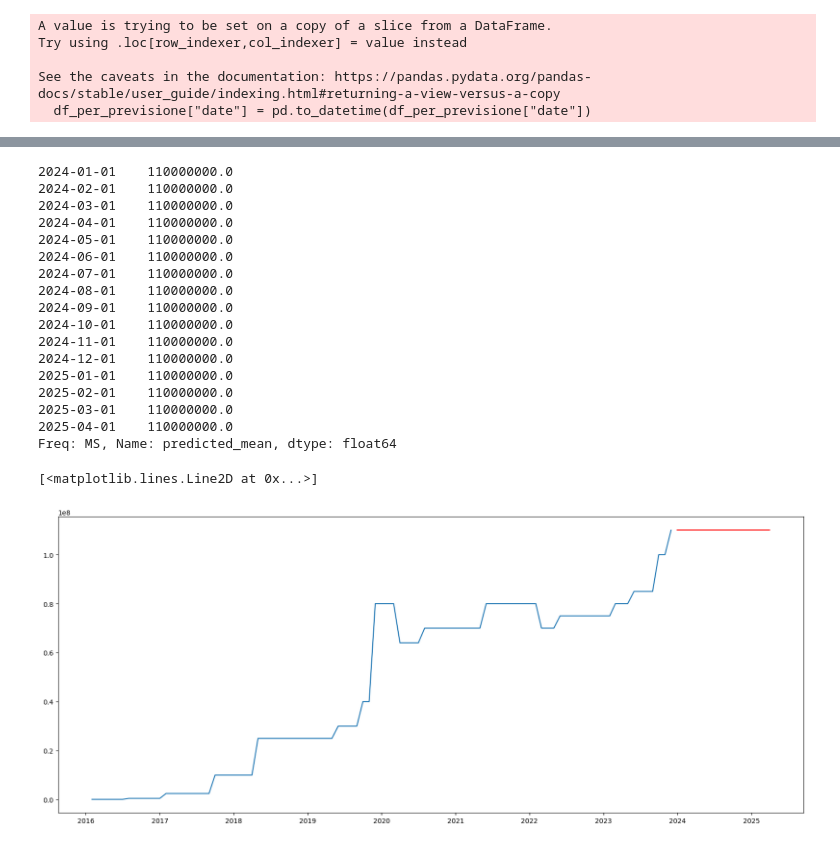
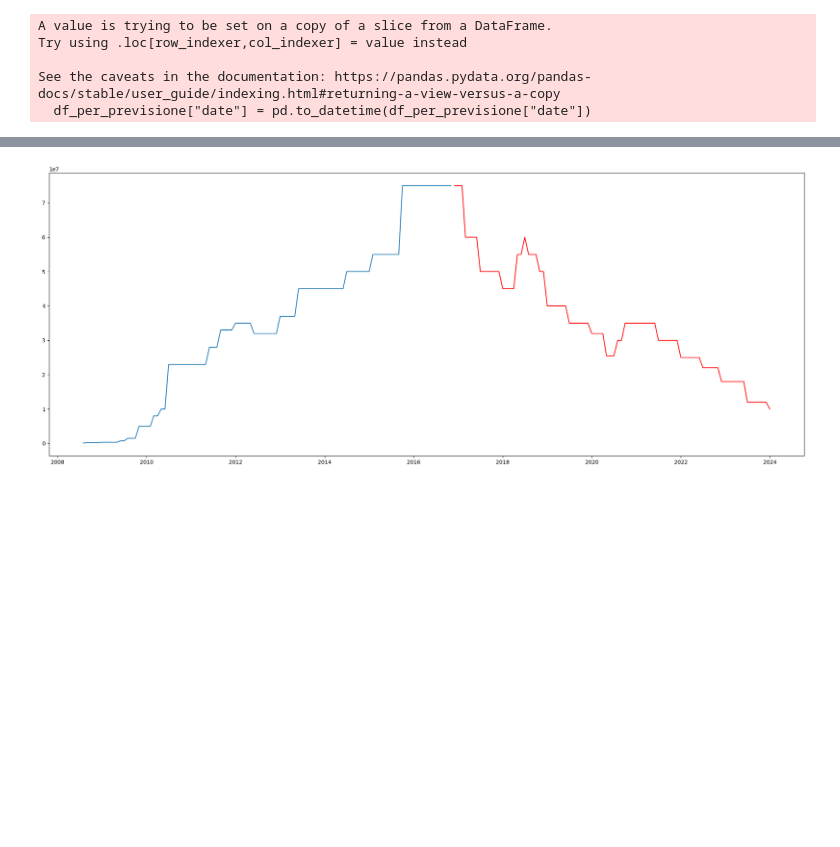
Before and after one commit to MikDR/DataScience-Python, a Jupyter notebook: codice/serie_per_giocatore.ipynb, the cells around one changed output, grey strips where cells are left out. Drawn from its saved outputs; the diff is of its cells as text; code cells hidden in the pictures; blank space fills up the shorter version.

```diff
--- a/codice/serie_per_giocatore.ipynb
+++ b/codice/serie_per_giocatore.ipynb
@@ -101,7 +101,7 @@ df_expanded.to_csv('../csv_post_etl/serie_temp_post.csv', index=False)
 df_previsione_post_etl = pd.read_csv(percorso_csv + "/serie_temp_post.csv")
 # %%
 # Specifica il player_id del giocatore di interesse
-player_id_to_plot = 406625  # Cambia questo valore con l'id del giocatore desiderato
+player_id_to_plot = 58358  # Cambia questo valore con l'id del giocatore desiderato
 
 # Filtra il DataFrame per il giocatore specifico
 player_data_to_plot = df_expanded[df_expanded["player_id"] == player_id_to_plot]
@@ -111,13 +111,13 @@ player_data_to_plot = df_expanded[df_expanded["player_id"] == player_id_to_plot]
 plt.plot(player_data_to_plot.index, player_data_to_plot["market_value_in_eur"], linestyle='-', color='b')
 
 # Personalizza il plot
-plt.title(f'Market Value Over Time for Player')
-plt.xlabel('Date')
-plt.ylabel('Market Value in EUR')
+plt.title(f'Valore di mercato nel tempo del giocatore')
+plt.xlabel('Data')
+plt.ylabel('Valore in EUR')
 plt.xticks(rotation=45)  # Rotazione delle etichette sull'asse x per migliorare la leggibilità
 
 # Mostra il plot
 plt.tight_layout()
-plt.savefig("../images/serie_temp_id_{player_id_to_plot}.png")
+plt.savefig(f"../images/serie_temp_id_{player_id_to_plot}.png")
 plt.show()
 # %% [output]
@@ -241,26 +247,10 @@ print(numero_righe)
 # %%
 fig = plt.figure(figsize=(20,8))
 num_points = len(differenced_series['market_value_in_eur'])
-x = results.predict(start=(95), end=(110), dynamic=False)
-plt.plot(differenced_series['market_value_in_eur'][:95])
+x = results.predict(start=(100), end=(185), dynamic=False)
+plt.plot(differenced_series['market_value_in_eur'][:100])
 plt.plot(x, color='r')
+plt.tight_layout()
+plt.savefig(f"../images/prediction_ARIMA_player_{player_id_to_plot}.png")
 # %% [output]
-2024-01-01    110000000.0
-2024-02-01    110000000.0
-2024-03-01    110000000.0
-2024-04-01    110000000.0
-2024-05-01    110000000.0
-2024-06-01    110000000.0
-2024-07-01    110000000.0
-2024-08-01    110000000.0
-2024-09-01    110000000.0
-2024-10-01    110000000.0
-2024-11-01    110000000.0
-2024-12-01    110000000.0
-2025-01-01    110000000.0
-2025-02-01    110000000.0
-2025-03-01    110000000.0
-2025-04-01    110000000.0
-Freq: MS, Name: predicted_mean, dtype: float64
-[<matplotlib.lines.Line2D at 0x...>]
-[figure, old version]
+[figure, new version]
```
Also changed, not shown: parts of 8 cells of this notebook, 1 other file.
